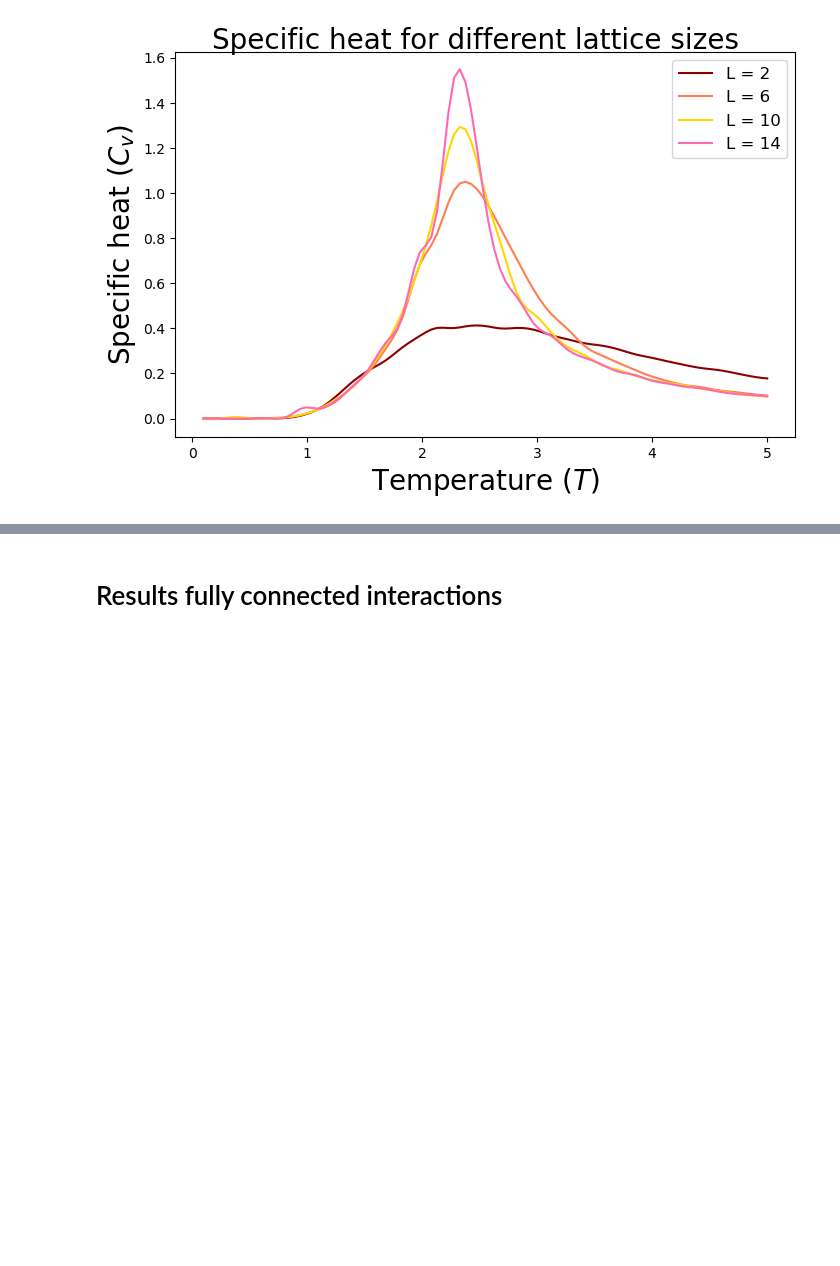
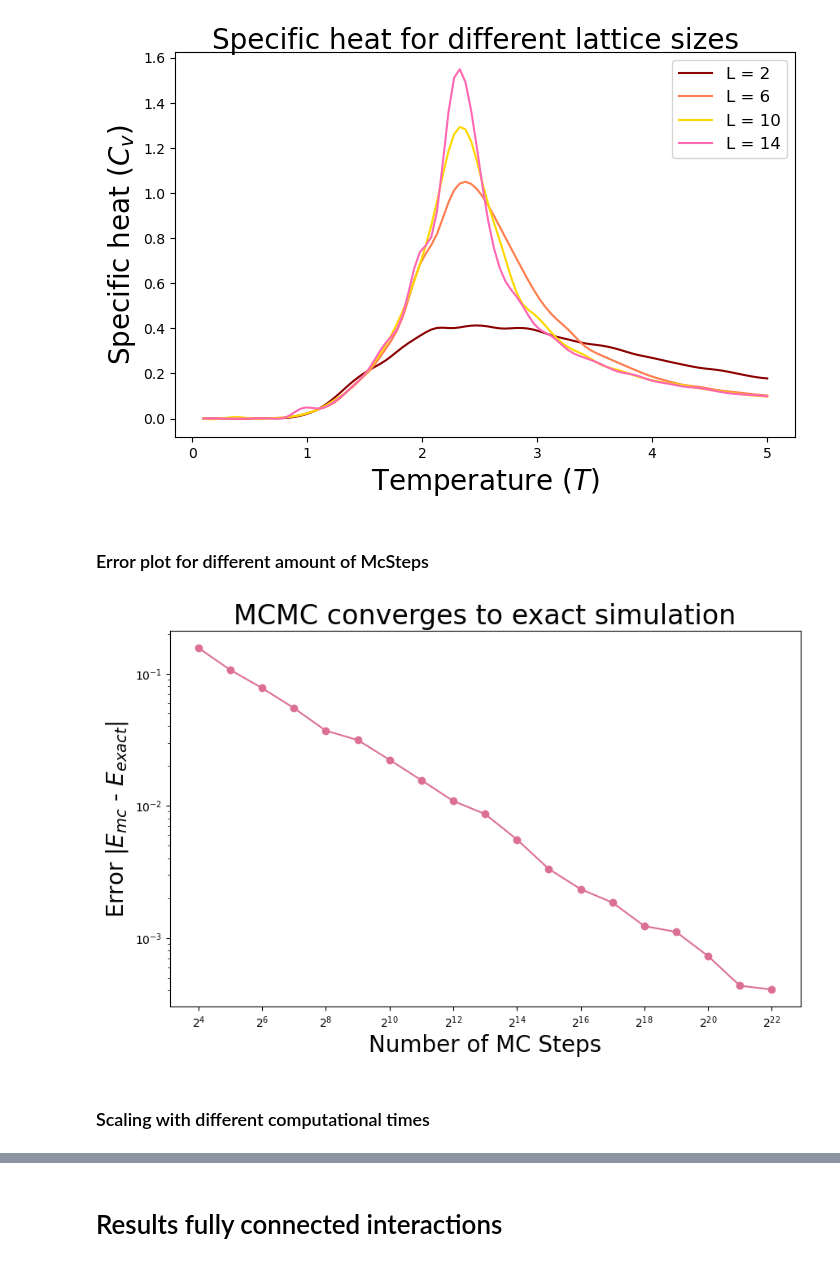
Before and after one commit to Victor-Alessandro/QBM-code, a Jupyter notebook: Classical Forward Ising Problem.ipynb, the cells around one changed output, grey strips where cells are left out. Drawn from its saved outputs; the diff is of its cells as text; code cells hidden in the pictures; blank space fills up the shorter version.

Commit message:
Added Error vs McSteps plot

```diff
--- a/Classical Forward Ising Problem.ipynb
+++ b/Classical Forward Ising Problem.ipynb
@@ -393,3 +393,41 @@ ax1.legend(L_labels,loc='upper right', fontsize=12)
 plt.savefig(("Figures/Classical Forward Ising Problem/specific heat lattice sizes nb.png"), bbox_inches='tight')
 # %% [output]
 [figure]
+# %% [markdown]
+### Error plot for different amount of McSteps
+# %%
+#parameters
+L = 4
+T_min = 1.0
+T_max = 5.0
+nt = 25
+w = 1
+h = 0
+eqSteps = 2**8
+configs = all_possible_configs(L)
+W, H = generate_weights_nearest_neighbour(L, w, h)
+
+
+mcSteps_list = [2**4,2**5,2**6,2**7,2**8,2**9,2**10,2**11,2**12,2**13,2**14,2**15,2**16,2**17,2**18,2**19,2**20, 2**21, 2**22]
+error_list = []
+E_exact, _, _, _, _, _, T = ising_solve_exact(L, T_min, T_max, nt, W, H, configs)
+
+for mcSteps in mcSteps_list:
+    E_mc, _, _, _, _, _, _ = ising_solve_mc(L, T_min, T_max, nt, W, H, eqSteps, mcSteps)
+    error = np.abs(E_mc - E_exact)
+    error_list.append(np.mean(error))
+
+plt.figure(figsize=(10, 6))
+plt.plot(mcSteps_list, error_list, marker='o', linestyle='-', color ='PaleVioletRed')
+plt.xlabel("Number of MC Steps", fontsize=20)
+plt.ylabel("Error |$E_{mc}$ - $E_{exact}$|", fontsize=20)
+plt.yscale('log')
+plt.xscale('log', base=2)
+plt.title("MCMC converges to exact simulation", fontsize=24)
+x_ticks = [2**4,2**6,2**8,2**10,2**12,2**14,2**16,2**18,2**20, 2**22]
+plt.xticks(ticks=x_ticks)
+plt.show()
+# %% [output]
+[figure, added]
+# %% [markdown]
+### Scaling with different computational times
```
Also changed, not shown: parts of 3 cells of this notebook.
